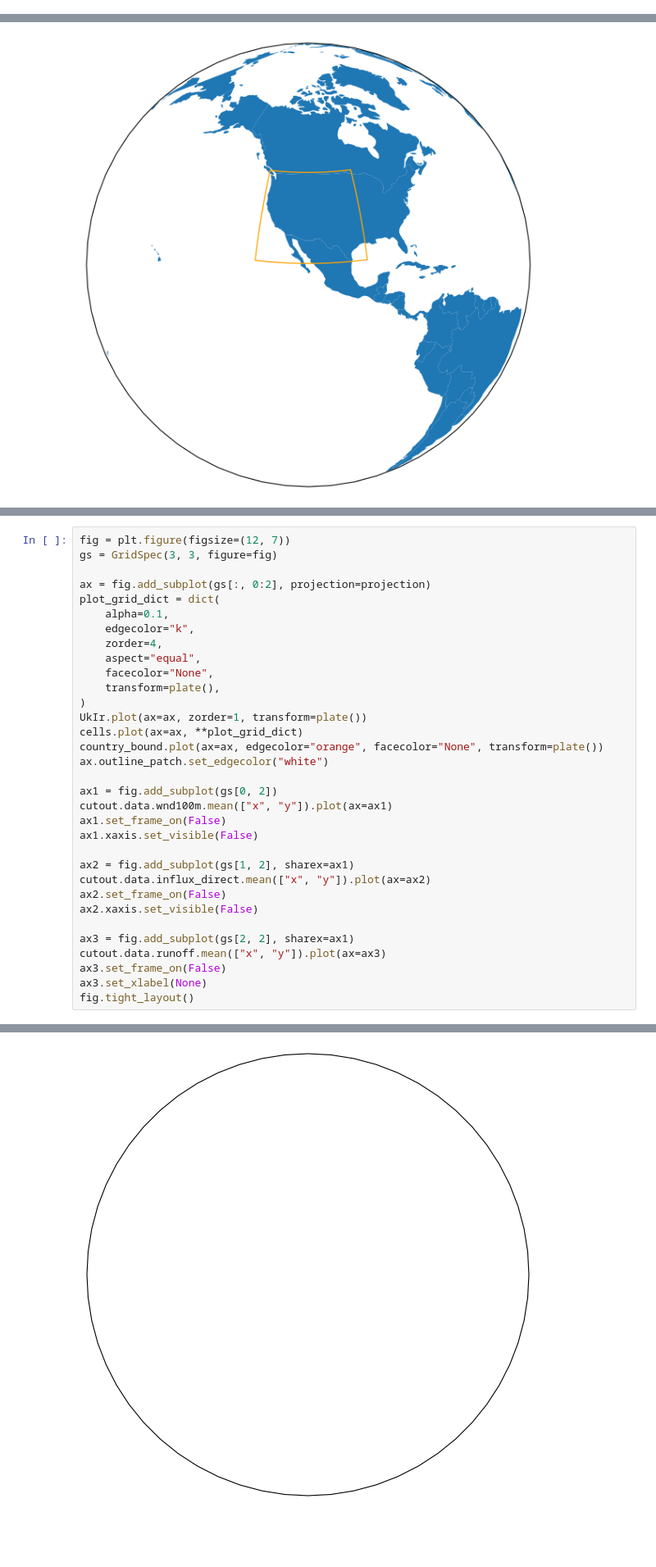
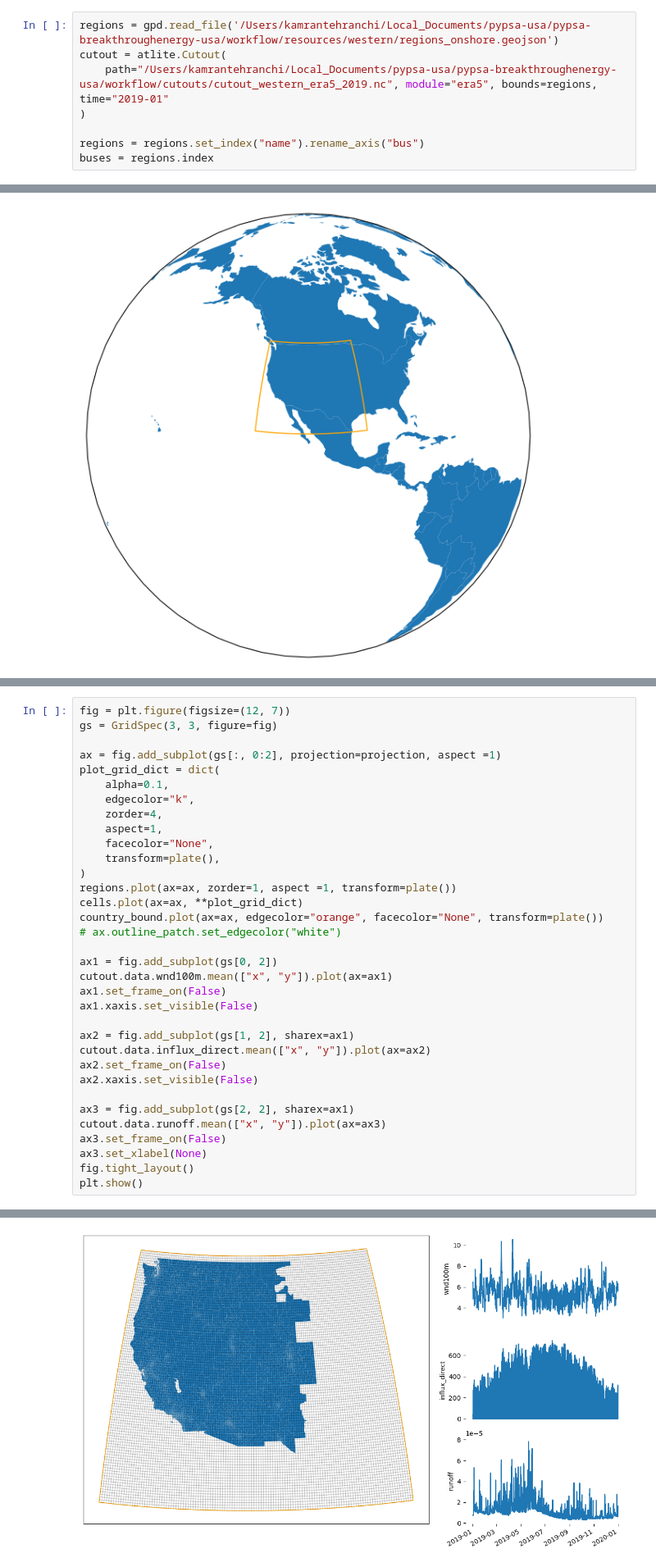
Before and after one commit to PyPSA/pypsa-usa, a Jupyter notebook: workflow/notebooks/plot_cutout.ipynb, the cells around one changed output, grey strips where cells are left out. Shown at 82% size. Drawn from its saved outputs; the diff is of its cells as text; blank space fills up the shorter version.

```diff
--- a/workflow/notebooks/plot_cutout.ipynb
+++ b/workflow/notebooks/plot_cutout.ipynb
@@ -39,3 +35,11 @@ cutout = atlite.Cutout(
+# %%
+regions = gpd.read_file('/Users/kamrantehranchi/Local_Documents/pypsa-usa/pypsa-breakthroughenergy-usa/workflow/resources/western/regions_onshore.geojson')
+cutout = atlite.Cutout(
+    path="/Users/kamrantehranchi/Local_Documents/pypsa-usa/pypsa-breakthroughenergy-usa/workflow/cutouts/cutout_western_era5_2019.nc", module="era5", bounds=regions, time="2019-01"
+)
+
+regions = regions.set_index("name").rename_axis("bus")
+buses = regions.index
 # %%
 cells = cutout.grid
 df = gpd.read_file(gpd.datasets.get_path("naturalearth_lowres"))
@@ -52,19 +141,19 @@ fig.tight_layout()
 fig = plt.figure(figsize=(12, 7))
 gs = GridSpec(3, 3, figure=fig)
 
-ax = fig.add_subplot(gs[:, 0:2], projection=projection)
+ax = fig.add_subplot(gs[:, 0:2], projection=projection, aspect =1)
 plot_grid_dict = dict(
     alpha=0.1,
     edgecolor="k",
     zorder=4,
-    aspect="equal",
+    aspect=1,
     facecolor="None",
     transform=plate(),
 )
-UkIr.plot(ax=ax, zorder=1, transform=plate())
+regions.plot(ax=ax, zorder=1, aspect =1, transform=plate())
 cells.plot(ax=ax, **plot_grid_dict)
 country_bound.plot(ax=ax, edgecolor="orange", facecolor="None", transform=plate())
-ax.outline_patch.set_edgecolor("white")
+# ax.outline_patch.set_edgecolor("white")
 
 ax1 = fig.add_subplot(gs[0, 2])
 cutout.data.wnd100m.mean(["x", "y"]).plot(ax=ax1)
@@ -81,4 +170,5 @@ cutout.data.runoff.mean(["x", "y"]).plot(ax=ax3)
 ax3.set_frame_on(False)
 ax3.set_xlabel(None)
 fig.tight_layout()
+plt.show()
 # %% [output]
@@ -86 +175 @@ type: aspect must be finite and positive
-[figure, old version]
+[figure, new version]
```
Also changed, not shown: parts of 20 cells of this notebook, 4 other files.
